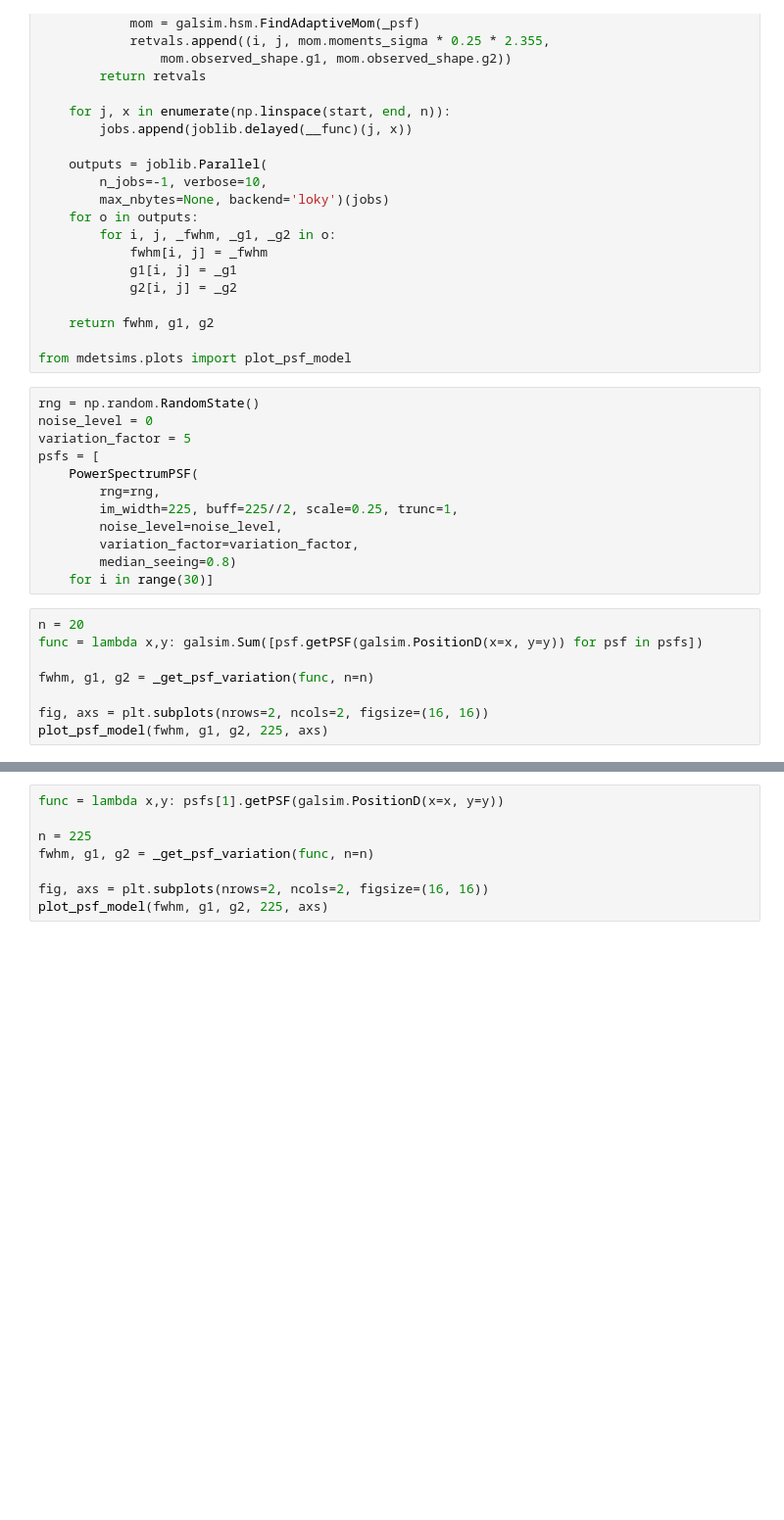
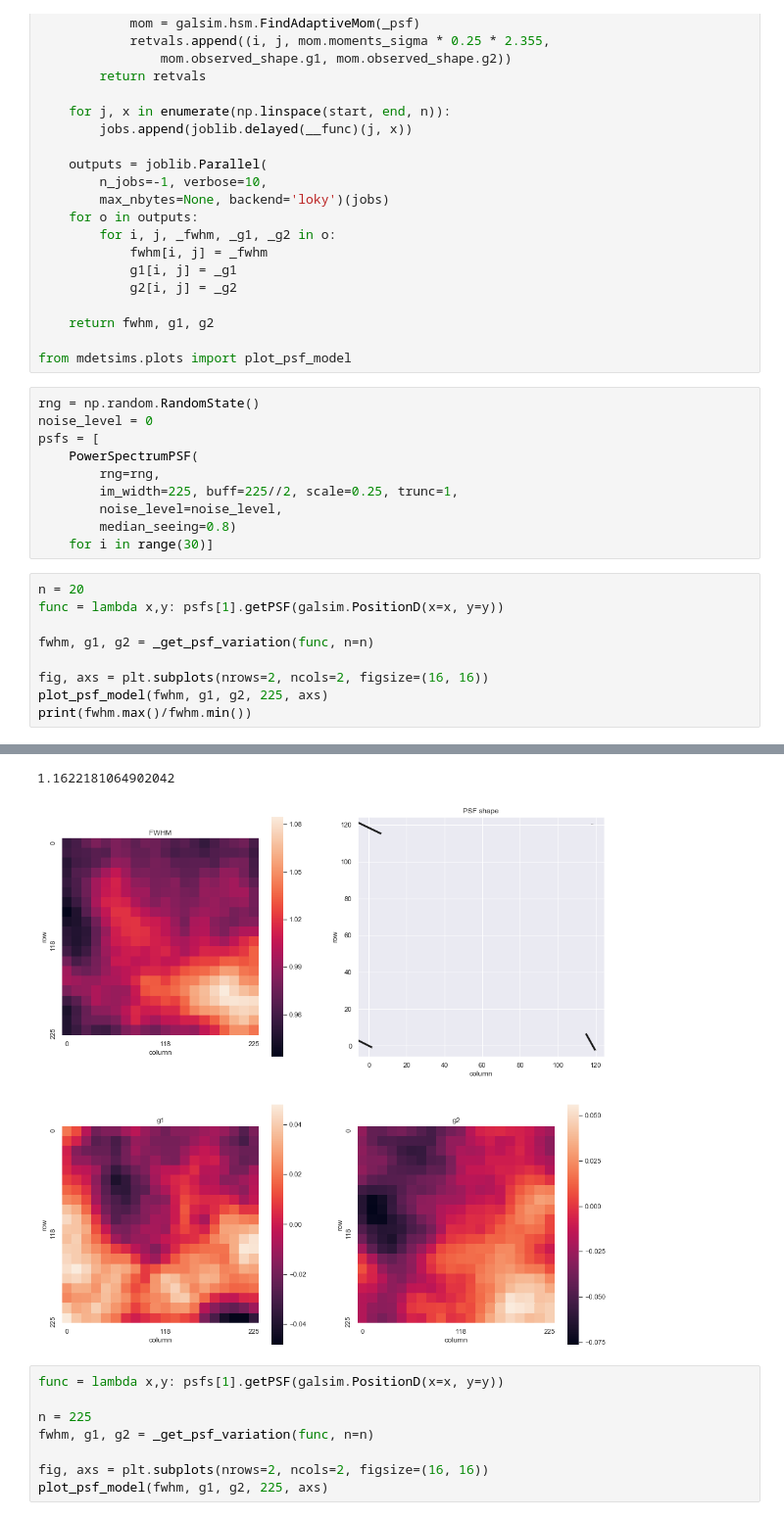
Before and after one commit to beckermr/metadetect-sims, a Jupyter notebook: plots_and_notebooks/plot_ps_psf.ipynb, the cells around one changed output, grey strips where cells are left out. Shown: that part at 98% size. Saved outputs shown, nothing was run; the diff lists cells and outputs as text; blank space fills up the shorter version.

Commit message:
a bit more size variation

```diff
--- a/plots_and_notebooks/plot_ps_psf.ipynb
+++ b/plots_and_notebooks/plot_ps_psf.ipynb
@@ -52,20 +52,20 @@ from mdetsims.plots import plot_psf_model
 # %%
 rng = np.random.RandomState()
 noise_level = 0
-variation_factor = 5
 psfs = [
     PowerSpectrumPSF(
         rng=rng,
         im_width=225, buff=225//2, scale=0.25, trunc=1,
         noise_level=noise_level,
-        variation_factor=variation_factor,
         median_seeing=0.8)
     for i in range(30)]
 # %%
 n = 20
-func = lambda x,y: galsim.Sum([psf.getPSF(galsim.PositionD(x=x, y=y)) for psf in psfs])
+func = lambda x,y: psfs[1].getPSF(galsim.PositionD(x=x, y=y))
 
 fwhm, g1, g2 = _get_psf_variation(func, n=n)
 
 fig, axs = plt.subplots(nrows=2, ncols=2, figsize=(16, 16))
 plot_psf_model(fwhm, g1, g2, 225, axs)
+print(fwhm.max()/fwhm.min())
+# %% [output]
@@ -72,3 +77,5 @@ plot_psf_model(fwhm, g1, g2, 225, axs)
+1.1622181064902042
+[figure, added]
 # %%
 func = lambda x,y: psfs[1].getPSF(galsim.PositionD(x=x, y=y))
 
```
Also changed, not shown: parts of 1 cell of this notebook, 1 other file.
